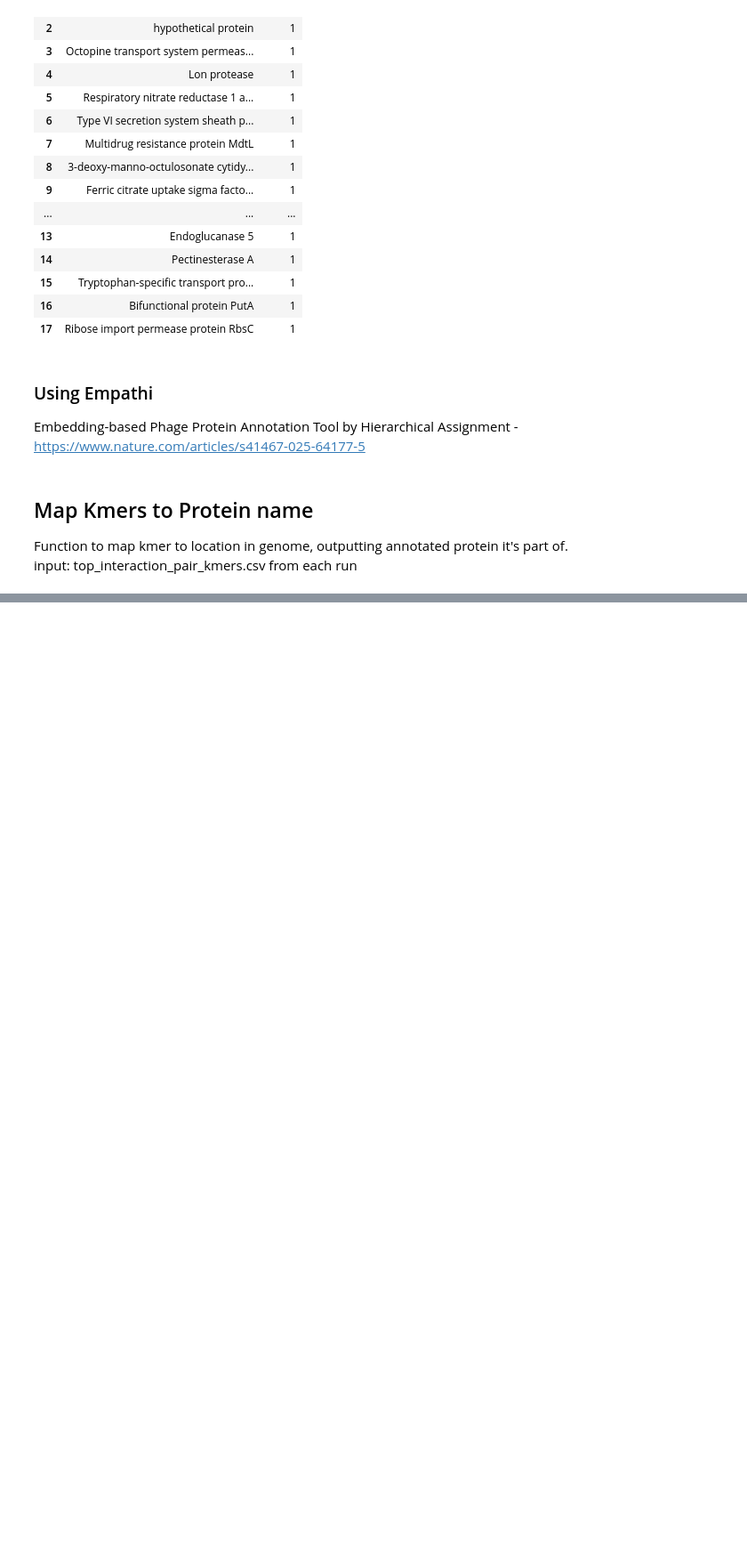
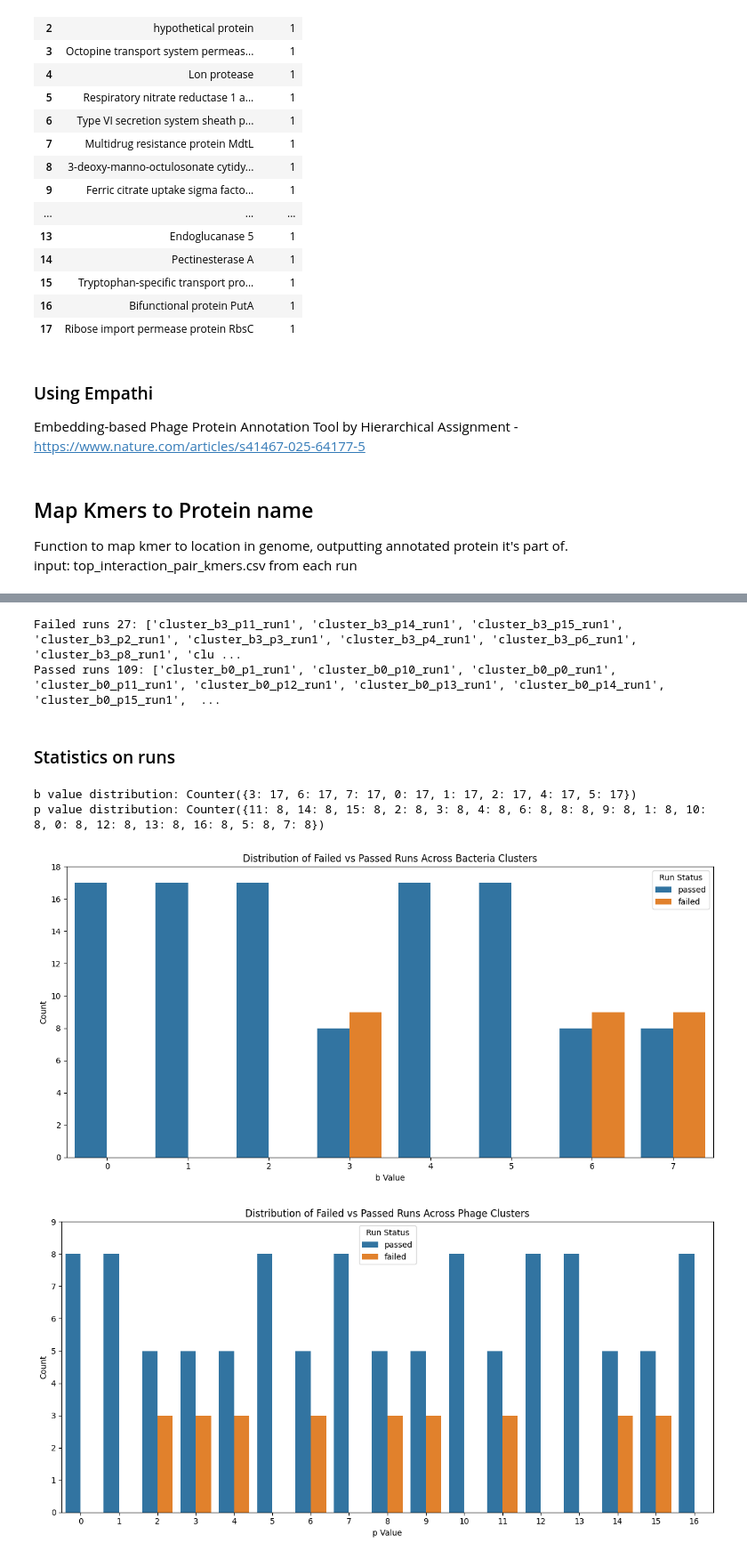
Before and after one commit to azzy72/PredictPhagePPI, a Jupyter notebook: notebooks/FFNN_outer_dev.ipynb, the cells around one changed output, grey strips where cells are left out. Shown at 89% size. Cells and saved outputs as stored; diff of their text form; code cells hidden in the pictures; blank space fills up the shorter version.

```diff
--- a/notebooks/FFNN_outer_dev.ipynb
+++ b/notebooks/FFNN_outer_dev.ipynb
@@ -258,0 +261,80 @@ input: top_interaction_pair_kmers.csv from each run
+# %%
+PFI_parallel_dir = os.path.join(path_to_nn_runs, "iter_excl_PFI_parallel/")
+#os.listdir(PFI_parallel_dir)
+
+failed_runs = []
+passed_runs = []
+for res_dir in os.listdir(PFI_parallel_dir):
+    log_files = [f for f in os.listdir(os.path.join(PFI_parallel_dir, res_dir)) if f.startswith("log_run") and f.endswith(".txt")]
+    for log_file in log_files:
+        log_path = os.path.join(PFI_parallel_dir, res_dir, log_file)
+        with open(log_path, "r") as f:
+            log_content = f.read()
+            #use regex to find "ERROR - No positive values in test" in log_content
+            if "ERROR - No positive values in test" in log_content:
+                #print(f"Found error in {log_path}")
+                failed_runs.append(res_dir)
+            else:
+                passed_runs.append(res_dir)
+
+print(f"Failed runs {len(failed_runs)}: {failed_runs}")
+print(f"Passed runs {len(passed_runs)}: {passed_runs}")
+# %% [output]
+Failed runs 27: ['cluster_b3_p11_run1', 'cluster_b3_p14_run1', 'cluster_b3_p15_run1', 'cluster_b3_p2_run1', 'cluster_b3_p3_run1', 'cluster_b3_p4_run1', 'cluster_b3_p6_run1', 'cluster_b3_p8_run1', 'clu ...
+Passed runs 109: ['cluster_b0_p1_run1', 'cluster_b0_p10_run1', 'cluster_b0_p0_run1', 'cluster_b0_p11_run1', 'cluster_b0_p12_run1', 'cluster_b0_p13_run1', 'cluster_b0_p14_run1', 'cluster_b0_p15_run1',  ...
+# %% [markdown]
+### Statistics on runs
+# %%
+### Obtain distribution of failed vs passed runs across b and p values
+from collections import Counter
+import re
+b_values = []
+p_values = []
+for run in failed_runs + passed_runs:
+    b_match = re.search(r"b(\d+)", run)
+    p_match = re.search(r"p(\d+)", run)
+    if b_match and p_match:
+        b_values.append(int(b_match.group(1)))
+        p_values.append(int(p_match.group(1)))
+b_counter = Counter(b_values)
+p_counter = Counter(p_values)
+print(f"b value distribution: {b_counter}")
+print(f"p value distribution: {p_counter}")
+
+
+### Plotting the distribution of failed vs passed runs across b and p values
+import matplotlib.pyplot as plt
+import seaborn as sns
+import pandas as pd
+# Create a DataFrame for plotting
+data = {
+    "b_value": b_values,
+    "p_value": p_values,
+    "status": ["failed"] * len(failed_runs) + ["passed"] * len(passed_runs)
+}
+df = pd.DataFrame(data)
+# Plotting
+plt.figure(figsize=(12, 6))
+sns.countplot(x="b_value", hue="status", data=df)
+plt.title("Distribution of Failed vs Passed Runs Across Bacteria Clusters")
+plt.xlabel("b Value")
+plt.ylabel("Count")
+plt.ylim(0, max(b_counter.values()) + 1)
+plt.legend(title="Run Status")
+plt.tight_layout()
+plt.show()
+
+plt.figure(figsize=(12, 6))
+sns.countplot(x="p_value", hue="status", data=df)
+plt.title("Distribution of Failed vs Passed Runs Across Phage Clusters")
+plt.xlabel("p Value")
+plt.ylabel("Count")
+plt.ylim(0, max(p_counter.values()) + 1)
+plt.legend(title="Run Status")
+plt.tight_layout()
+plt.show()
+# %% [output]
+b value distribution: Counter({3: 17, 6: 17, 7: 17, 0: 17, 1: 17, 2: 17, 4: 17, 5: 17})
+p value distribution: Counter({11: 8, 14: 8, 15: 8, 2: 8, 3: 8, 4: 8, 6: 8, 8: 8, 9: 8, 1: 8, 10: 8, 0: 8, 12: 8, 13: 8, 16: 8, 5: 8, 7: 8})
+[figure, added]
+[figure, added]
```
Also changed, not shown: parts of 4 cells of this notebook, 5 other files.
